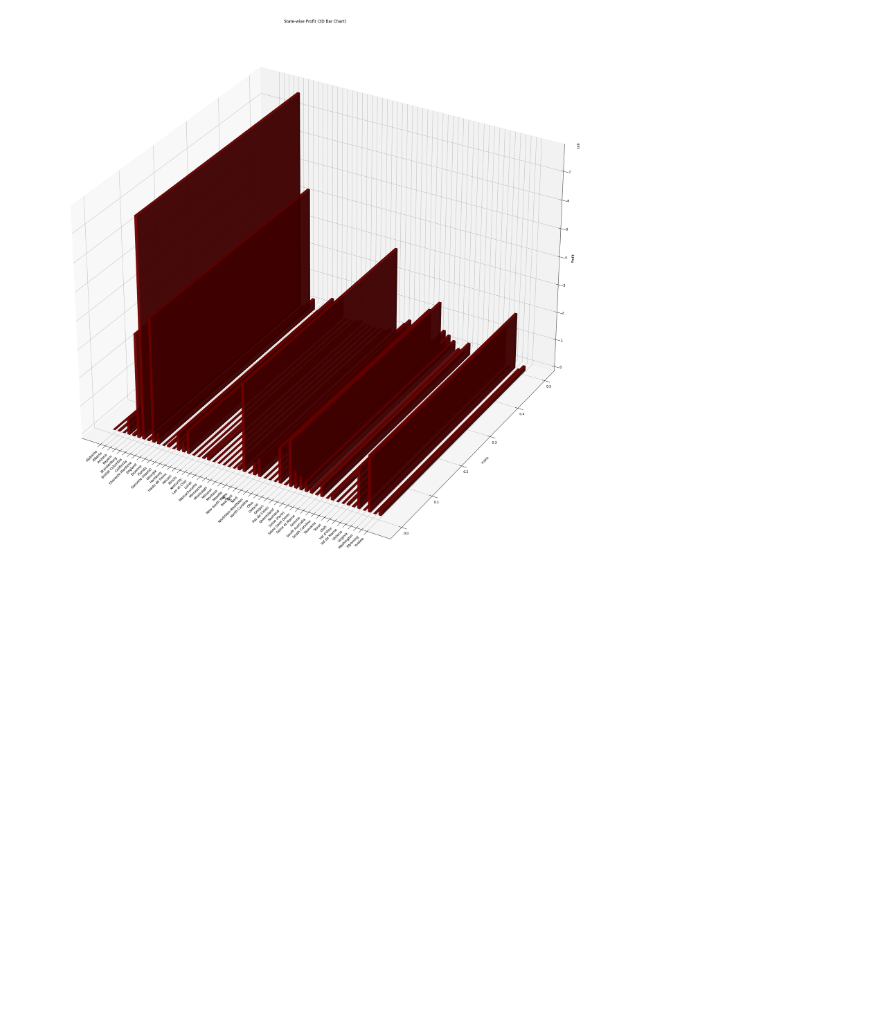
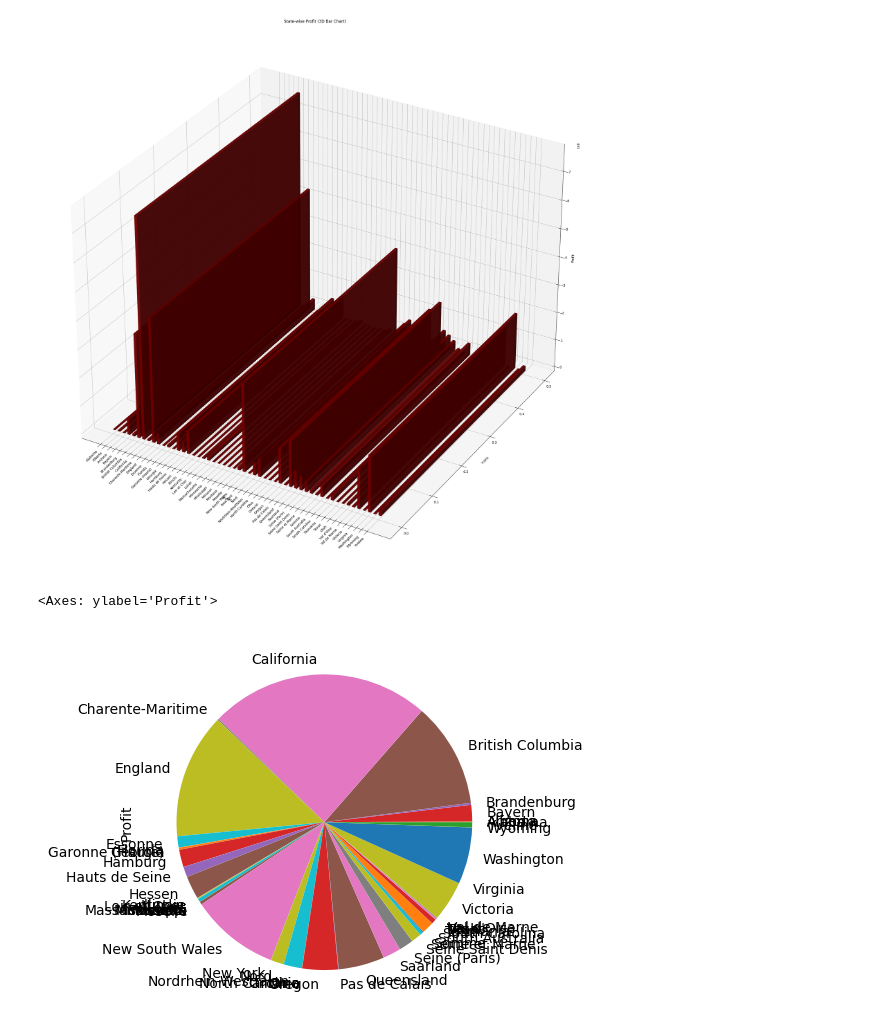
Before and after one commit to Ananthkrishnandayanithi/Entrans_task, a Jupyter notebook: AItask.ipynb, the cells around one changed output. Drawn from its saved outputs; the diff is of its cells as text; code cells hidden in the pictures; blank space fills up the shorter version.

Commit message:
4) Visualization using matplotlin sns

```diff
--- a/AItask.ipynb
+++ b/AItask.ipynb
@@ -477,3 +479,8 @@ Wyoming                   5565
 Yveline                 178289
 Name: Profit, dtype: int64
 [figure]
+# %%
+df.groupby('State')['Profit'].sum().plot(kind='pie', y='votes_of_each_class')
+# %% [output]
+<Axes: ylabel='Profit'>
+[figure, added]
```
Also changed, not shown: parts of 3 cells of this notebook.
